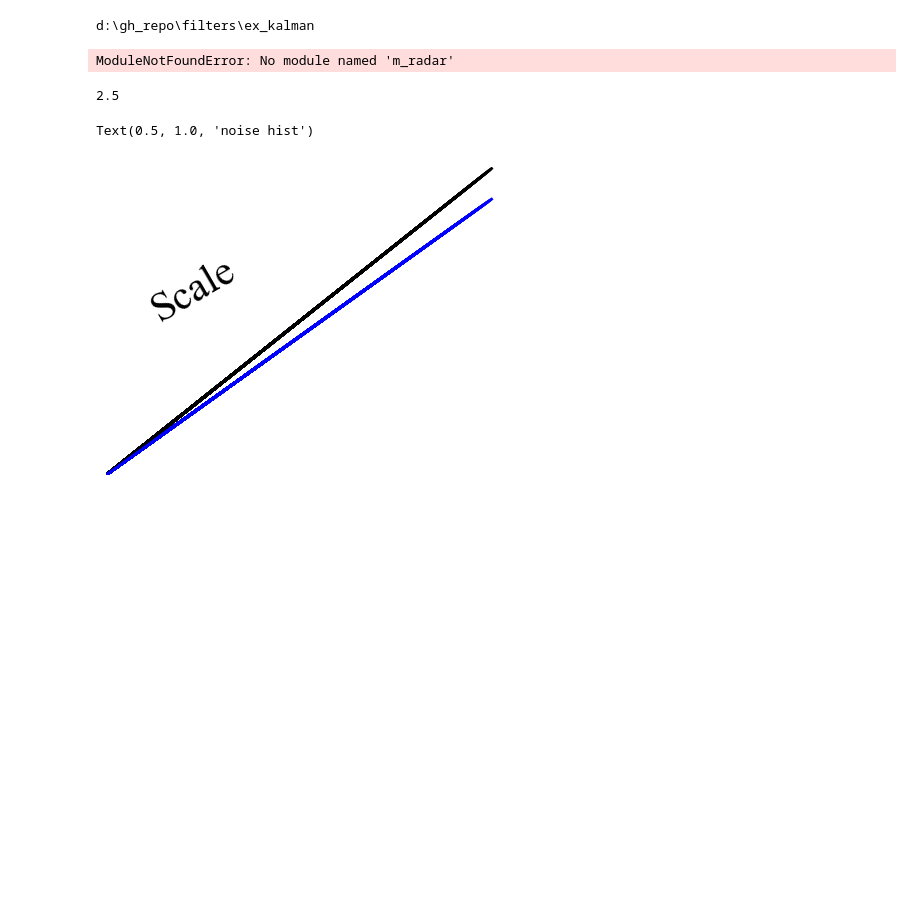
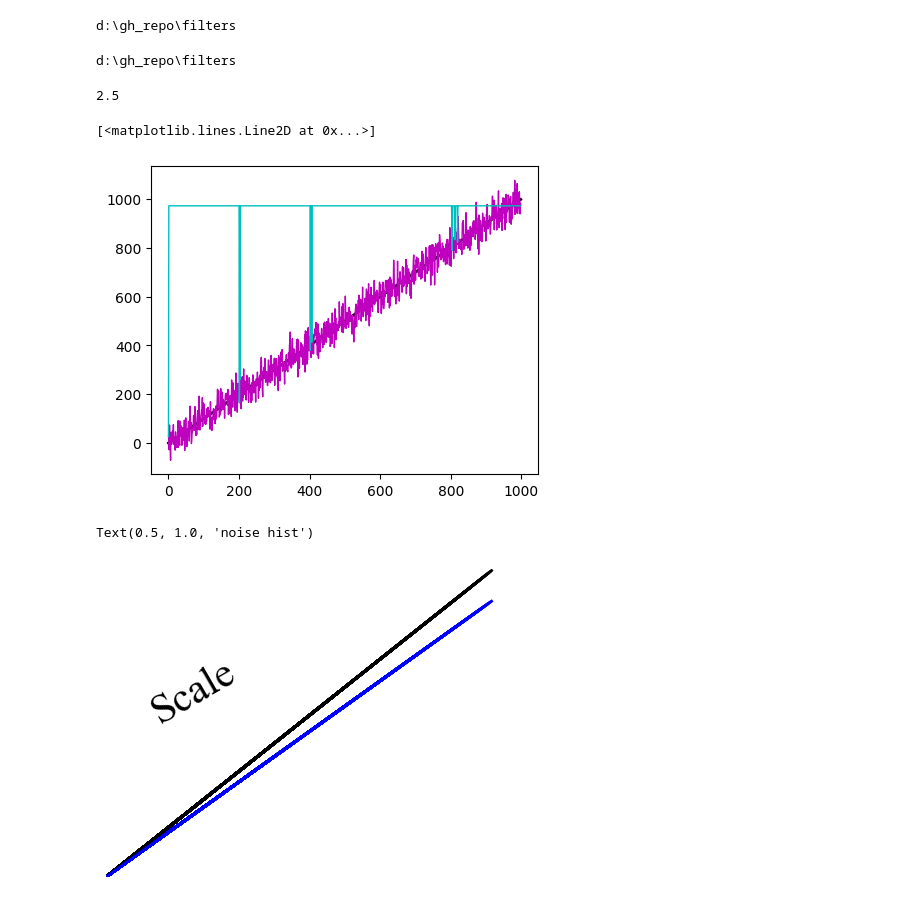
Before and after one commit to C4dynamics/filters, a Jupyter notebook: ex_kalman/seeker_analysis.ipynb, the cells around one changed output. Drawn from its saved outputs; the diff is of its cells as text; code cells hidden in the pictures; blank space fills up the shorter version.

Commit message:
rearranging to import c4d as module

```diff
--- a/ex_kalman/seeker_analysis.ipynb
+++ b/ex_kalman/seeker_analysis.ipynb
@@ -0,0 +1,9 @@
+# %%
+import os, sys
+
+# some setup
+
+# os.chdir('../')
+print(os.getcwd())
+# %% [output]
+d:\gh_repo\filters
@@ -7,18 +38,21 @@ import os, sys
 
 # some setup
 
+# os.chdir('../')
 print(os.getcwd())
-# os.chdir('../')
+
+
 sys.path.append(os.getcwd() + '\ex_kalman')
 sys.path.append(os.getcwd() + '\luenberger')
+sys.path.append(os.getcwd() + '\lowpass')
 sys.path
 
+import m_filtertype
 import m_radar
 importlib.reload(m_radar)
 from m_radar import c_radar
 # %% [output]
-d:\gh_repo\filters\ex_kalman
+d:\gh_repo\filters
-ModuleNotFoundError: No module named 'm_radar'
 # %%
 print(np.sqrt(6.25))
 # %% [output]
@@ -63,6 +97,34 @@ for r in range(1000):
     rdr.measure(r)
     dns.append([r, rdr.r])
 dns = np.asarray(dns)
+# %%
+# low pass filter
+
+# objects definition
+rdr = c_radar([0, 0, 0], m_filtertype.e_filtertype.lowpass, .01)
+
+# just scale factor
+rdr.sf = 1    # -10% percents
+rdr.bias = 0 # meter bias
+rdr.noise = 40 # the std of the noise is 10m error.
+
+dnse = []
+# main loop
+for r in range(1000):
+    rdr.measure(r)
+    m = rdr.r
+    rdr.filter(r / 100)
+    dnse.append([r, m, rdr.r])
+dnse = np.asarray(dnse)
+
+
+plt.figure()
+plt.plot(dnse[:r, 0], dnse[:r, 0], 'k', linewidth = 2)
+plt.plot(dnse[:r, 0], dnse[:r, 1], 'm', linewidth = 1)
+plt.plot(dnse[:r, 0], dnse[:r, 2], 'c', linewidth = 1)
+# %% [output]
+[<matplotlib.lines.Line2D at 0x...>]
+[figure, added]
 # %%
 
 
```
Also changed, not shown: parts of 1 cell of this notebook, 13 other files.
